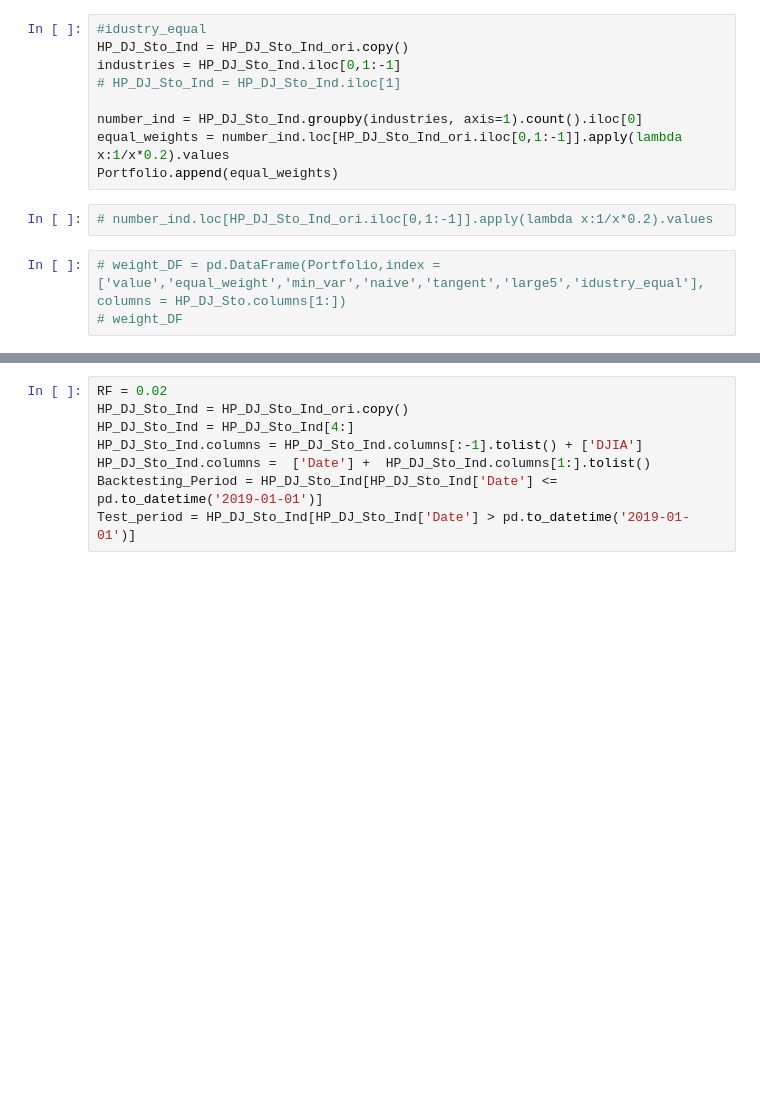
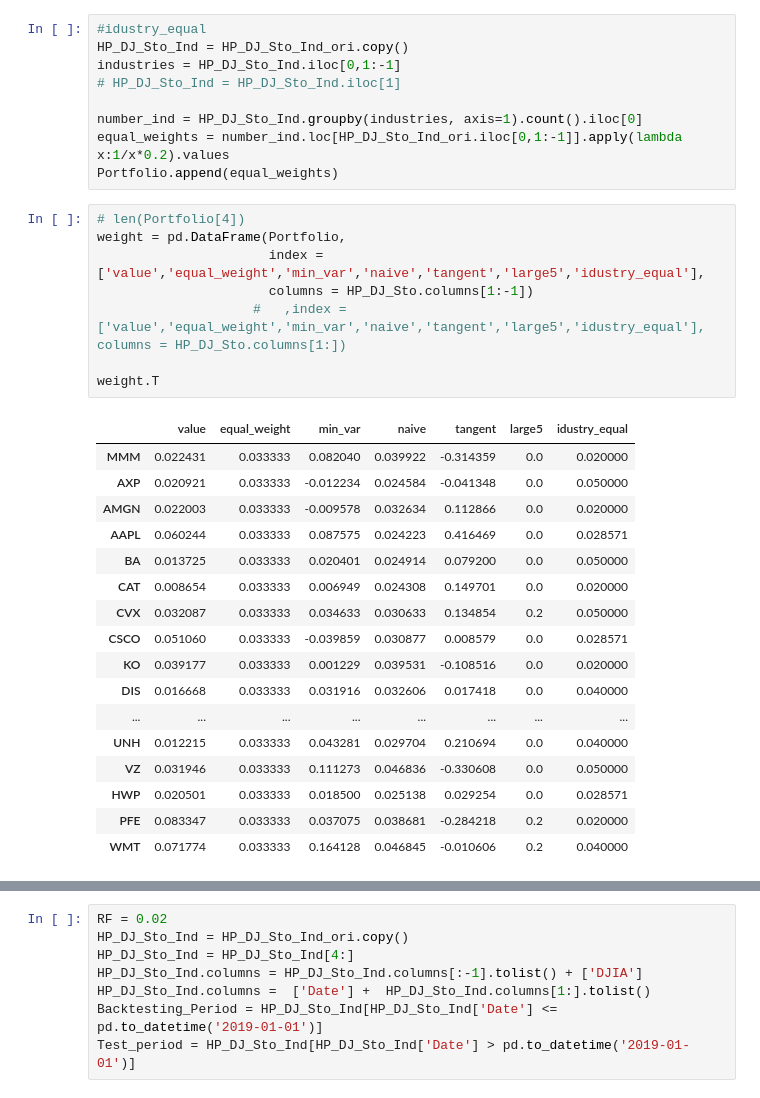
Before and after one commit to Jialin-Eddie/Portfolio_Managment, a Jupyter notebook: src/portfolioConstruction/Portfolio_Construct.ipynb, the cells around one changed output, grey strips where cells are left out. Saved outputs shown, nothing was run; the diff lists cells and outputs as text; blank space fills up the shorter version.

```diff
--- a/src/portfolioConstruction/Portfolio_Construct.ipynb
+++ b/src/portfolioConstruction/Portfolio_Construct.ipynb
@@ -135,8 +132,29 @@ industries = HP_DJ_Sto_Ind.iloc[0,1:-1]
 number_ind = HP_DJ_Sto_Ind.groupby(industries, axis=1).count().iloc[0]
 equal_weights = number_ind.loc[HP_DJ_Sto_Ind_ori.iloc[0,1:-1]].apply(lambda x:1/x*0.2).values
 Portfolio.append(equal_weights)
-# %%
-# number_ind.loc[HP_DJ_Sto_Ind_ori.iloc[0,1:-1]].apply(lambda x:1/x*0.2).values
 # %%
-# weight_DF = pd.DataFrame(Portfolio,index = ['value','equal_weight','min_var','naive','tangent','large5','idustry_equal'], columns = HP_DJ_Sto.columns[1:])
-# weight_DF
+# len(Portfolio[4])
+weight = pd.DataFrame(Portfolio,
+                      index = ['value','equal_weight','min_var','naive','tangent','large5','idustry_equal'],
+                      columns = HP_DJ_Sto.columns[1:-1])
+                    #   ,index = ['value','equal_weight','min_var','naive','tangent','large5','idustry_equal'], columns = HP_DJ_Sto.columns[1:])
+
+weight.T
+# %% [output]
+|  | value | equal_weight | min_var | naive | tangent | large5 | idustry_equal |
+| MMM | 0.022431 | 0.033333 | 0.082040 | 0.039922 | -0.314359 | 0.0 | 0.020000 |
+| AXP | 0.020921 | 0.033333 | -0.012234 | 0.024584 | -0.041348 | 0.0 | 0.050000 |
+| AMGN | 0.022003 | 0.033333 | -0.009578 | 0.032634 | 0.112866 | 0.0 | 0.020000 |
+| AAPL | 0.060244 | 0.033333 | 0.087575 | 0.024223 | 0.416469 | 0.0 | 0.028571 |
+| BA | 0.013725 | 0.033333 | 0.020401 | 0.024914 | 0.079200 | 0.0 | 0.050000 |
+| CAT | 0.008654 | 0.033333 | 0.006949 | 0.024308 | 0.149701 | 0.0 | 0.020000 |
+| CVX | 0.032087 | 0.033333 | 0.034633 | 0.030633 | 0.134854 | 0.2 | 0.050000 |
+| CSCO | 0.051060 | 0.033333 | -0.039859 | 0.030877 | 0.008579 | 0.0 | 0.028571 |
+| KO | 0.039177 | 0.033333 | 0.001229 | 0.039531 | -0.108516 | 0.0 | 0.020000 |
+| DIS | 0.016668 | 0.033333 | 0.031916 | 0.032606 | 0.017418 | 0.0 | 0.040000 |
+| ... | ... | ... | ... | ... | ... | ... | ... |
+| UNH | 0.012215 | 0.033333 | 0.043281 | 0.029704 | 0.210694 | 0.0 | 0.040000 |
+| VZ | 0.031946 | 0.033333 | 0.111273 | 0.046836 | -0.330608 | 0.0 | 0.050000 |
+| HWP | 0.020501 | 0.033333 | 0.018500 | 0.025138 | 0.029254 | 0.0 | 0.028571 |
+| PFE | 0.083347 | 0.033333 | 0.037075 | 0.038681 | -0.284218 | 0.2 | 0.020000 |
+| WMT | 0.071774 | 0.033333 | 0.164128 | 0.046845 | -0.010606 | 0.2 | 0.040000 |
```
Also changed, not shown: parts of 25 cells of this notebook, 13 other files.
